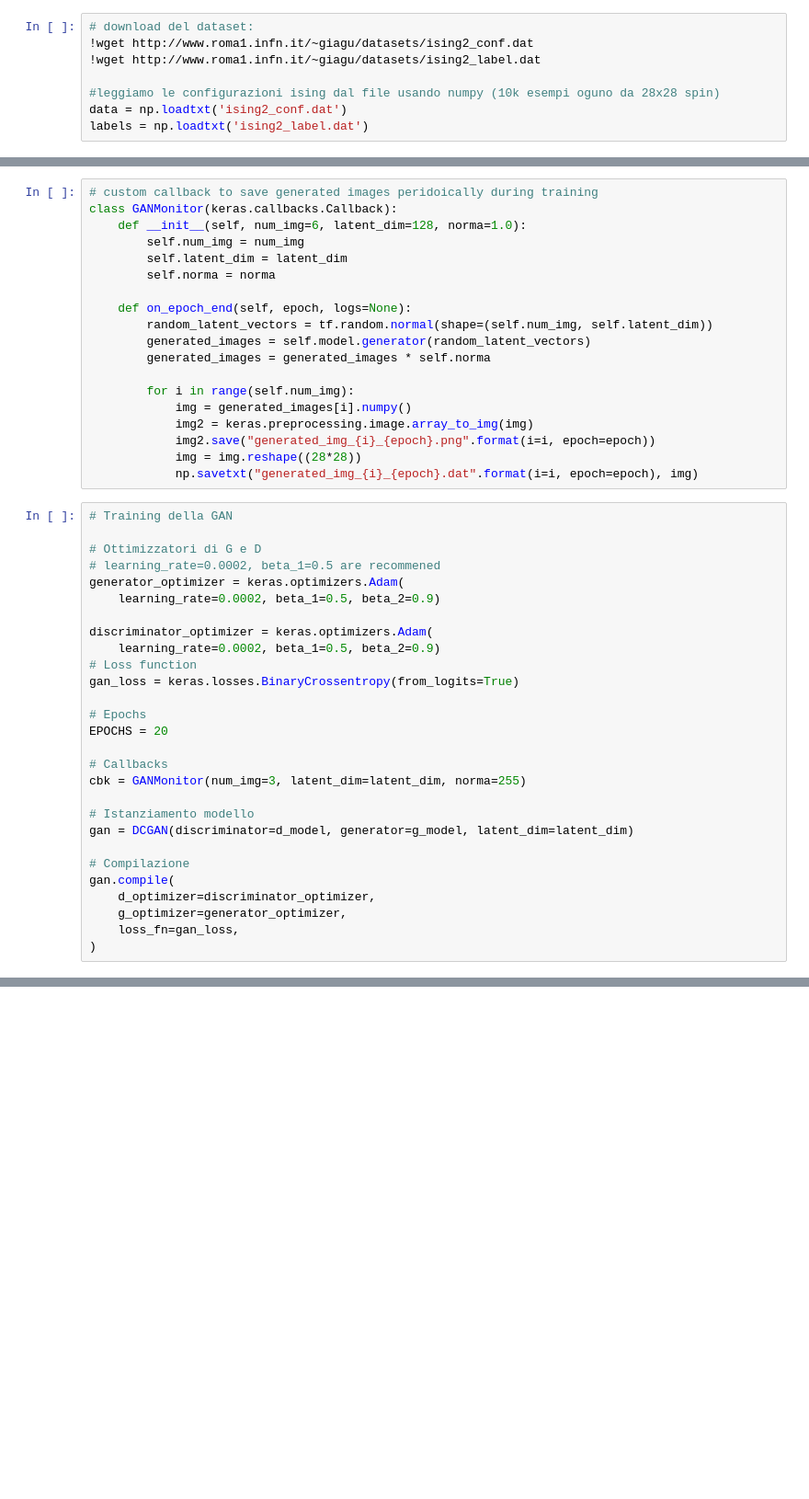
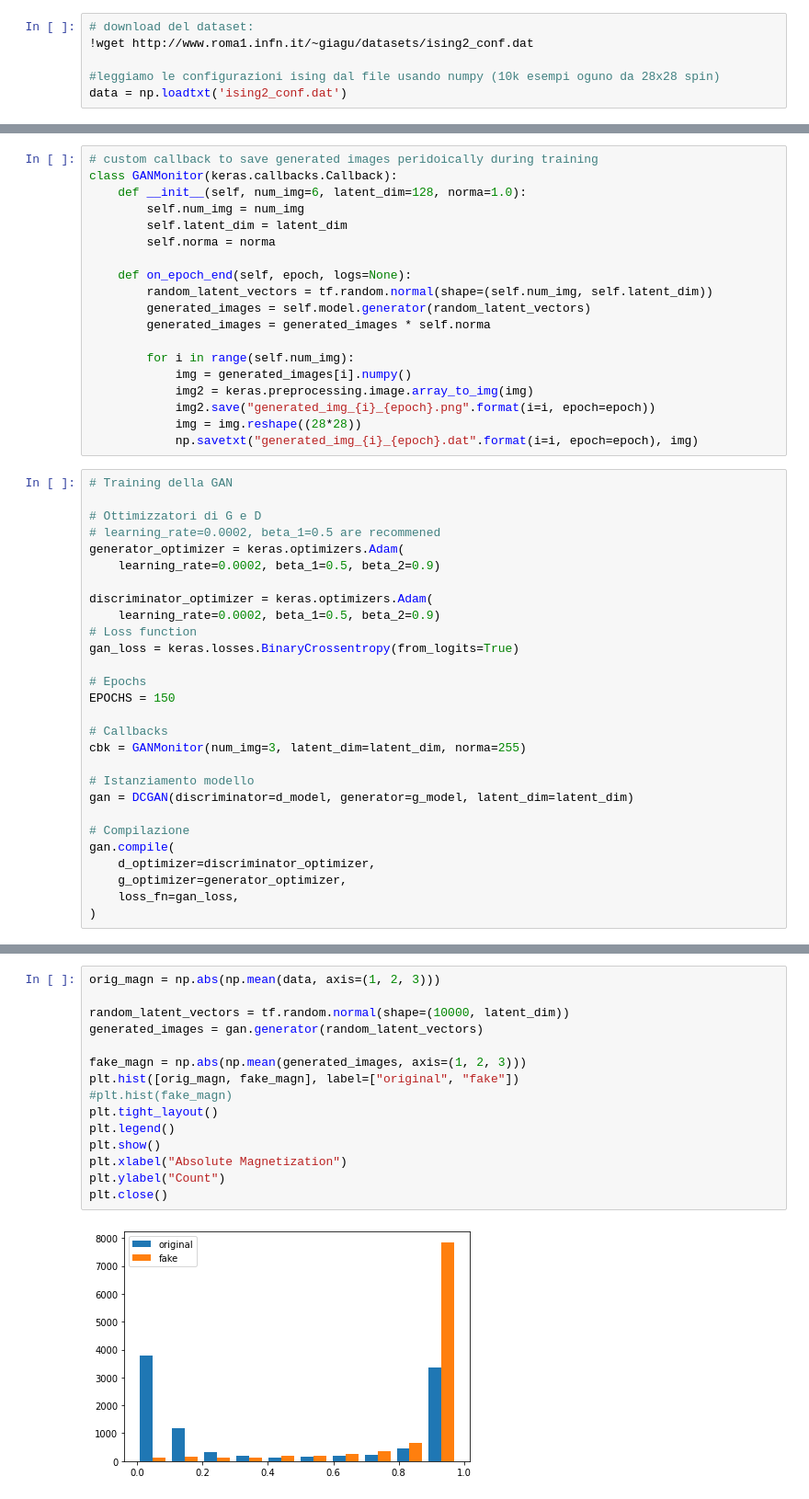
Before and after one commit to raeubaen/misc, a Jupyter notebook: GAN_Ising_Model.ipynb, the cells around one changed output, grey strips where cells are left out. Shown: that part at 92% size. Saved outputs shown, nothing was run; the diff lists cells and outputs as text; blank space fills up the shorter version.

```diff
--- a/GAN_Ising_Model.ipynb
+++ b/GAN_Ising_Model.ipynb
@@ -17,9 +17,7 @@ print(tf.__version__)
 # %%
 # download del dataset:
 !wget http://www.roma1.infn.it/~giagu/datasets/ising2_conf.dat
-!wget http://www.roma1.infn.it/~giagu/datasets/ising2_label.dat
 
 #leggiamo le configurazioni ising dal file usando numpy (10k esempi oguno da 28x28 spin)
 data = np.loadtxt('ising2_conf.dat')
-labels = np.loadtxt('ising2_label.dat')
 # %% [output]
@@ -241,7 +232,7 @@ discriminator_optimizer = keras.optimizers.Adam(
 gan_loss = keras.losses.BinaryCrossentropy(from_logits=True)
 
 # Epochs
-EPOCHS = 20
+EPOCHS = 150
 
 # Callbacks
 cbk = GANMonitor(num_img=3, latent_dim=latent_dim, norma=255)
@@ -290,0 +282,17 @@ for i in range(n):
+# %%
+orig_magn = np.abs(np.mean(data, axis=(1, 2, 3)))
+
+random_latent_vectors = tf.random.normal(shape=(10000, latent_dim))
+generated_images = gan.generator(random_latent_vectors)
+
+fake_magn = np.abs(np.mean(generated_images, axis=(1, 2, 3)))
+plt.hist([orig_magn, fake_magn], label=["original", "fake"])
+#plt.hist(fake_magn)
+plt.tight_layout()
+plt.legend()
+plt.show()
+plt.xlabel("Absolute Magnetization")
+plt.ylabel("Count")
+plt.close()
+# %% [output]
+[figure, added]
```
Also changed, not shown: parts of 7 cells of this notebook.
